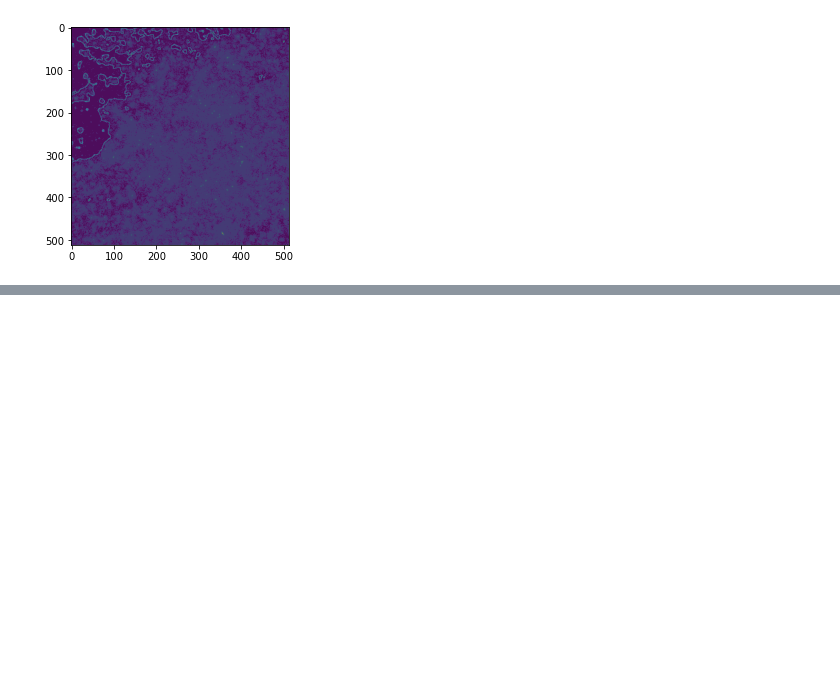
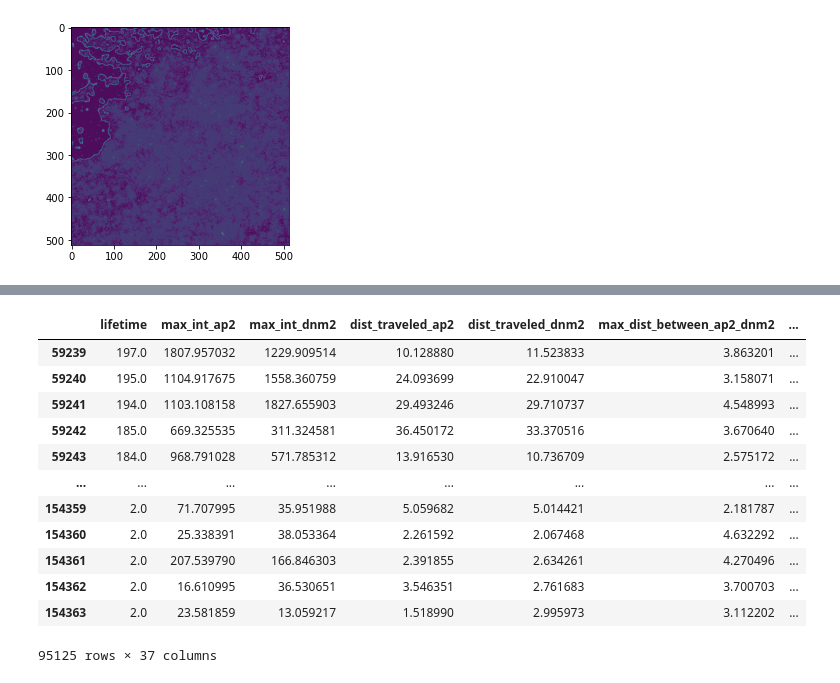
Before and after one commit to DrubinBarnes/Jin_Shirazinejad_et_al_branched_actin_manuscript, a Jupyter notebook: analysis/simplified_workflow/nb08_simplified.ipynb, the cells around one changed output, grey strips where cells are left out. Saved outputs shown, nothing was run; the diff lists cells and outputs as text; code cells hidden in the pictures; blank space fills up the shorter version.

```diff
--- a/analysis/simplified_workflow/nb08_simplified.ipynb
+++ b/analysis/simplified_workflow/nb08_simplified.ipynb
@@ -131,0 +187,20 @@ df_ada_shock_merged_features = pd.read_csv(unique_user_saved_outputs+'/dataframe
+# %%
+df_merged_ada_features_old = pd.read_csv('/Volumes/Google Drive/My Drive/Drubin Lab/ap2dynm2arcp3_project/stable_outputs/dataframes/df_new_incorporated_data_merged_features.zip')
+# %%
+df_merged_ada_features_old = df_merged_ada_features_old.iloc[df_merged_features.shape[0]:]
+# %%
+df_merged_ada_features_old
+# %% [output]
+|  | lifetime | max_int_ap2 | max_int_dnm2 | dist_traveled_ap2 | dist_traveled_dnm2 | max_dist_between_ap2_dnm2 | ... |
+| 59239 | 197.0 | 1807.957032 | 1229.909514 | 10.128880 | 11.523833 | 3.863201 | ... |
+| 59240 | 195.0 | 1104.917675 | 1558.360759 | 24.093699 | 22.910047 | 3.158071 | ... |
+| 59241 | 194.0 | 1103.108158 | 1827.655903 | 29.493246 | 29.710737 | 4.548993 | ... |
+| 59242 | 185.0 | 669.325535 | 311.324581 | 36.450172 | 33.370516 | 3.670640 | ... |
+| 59243 | 184.0 | 968.791028 | 571.785312 | 13.916530 | 10.736709 | 2.575172 | ... |
+| ... | ... | ... | ... | ... | ... | ... | ... |
+| 154359 | 2.0 | 71.707995 | 35.951988 | 5.059682 | 5.014421 | 2.181787 | ... |
+| 154360 | 2.0 | 25.338391 | 38.053364 | 2.261592 | 2.067468 | 4.632292 | ... |
+| 154361 | 2.0 | 207.539790 | 166.846303 | 2.391855 | 2.634261 | 4.270496 | ... |
+| 154362 | 2.0 | 16.610995 | 36.530651 | 3.546351 | 2.761683 | 3.700703 | ... |
+| 154363 | 2.0 | 23.581859 | 13.059217 | 1.518990 | 2.995973 | 3.112202 | ... |
+95125 rows × 37 columns
```
Also changed, not shown: parts of 27 cells of this notebook, 3 other files.
